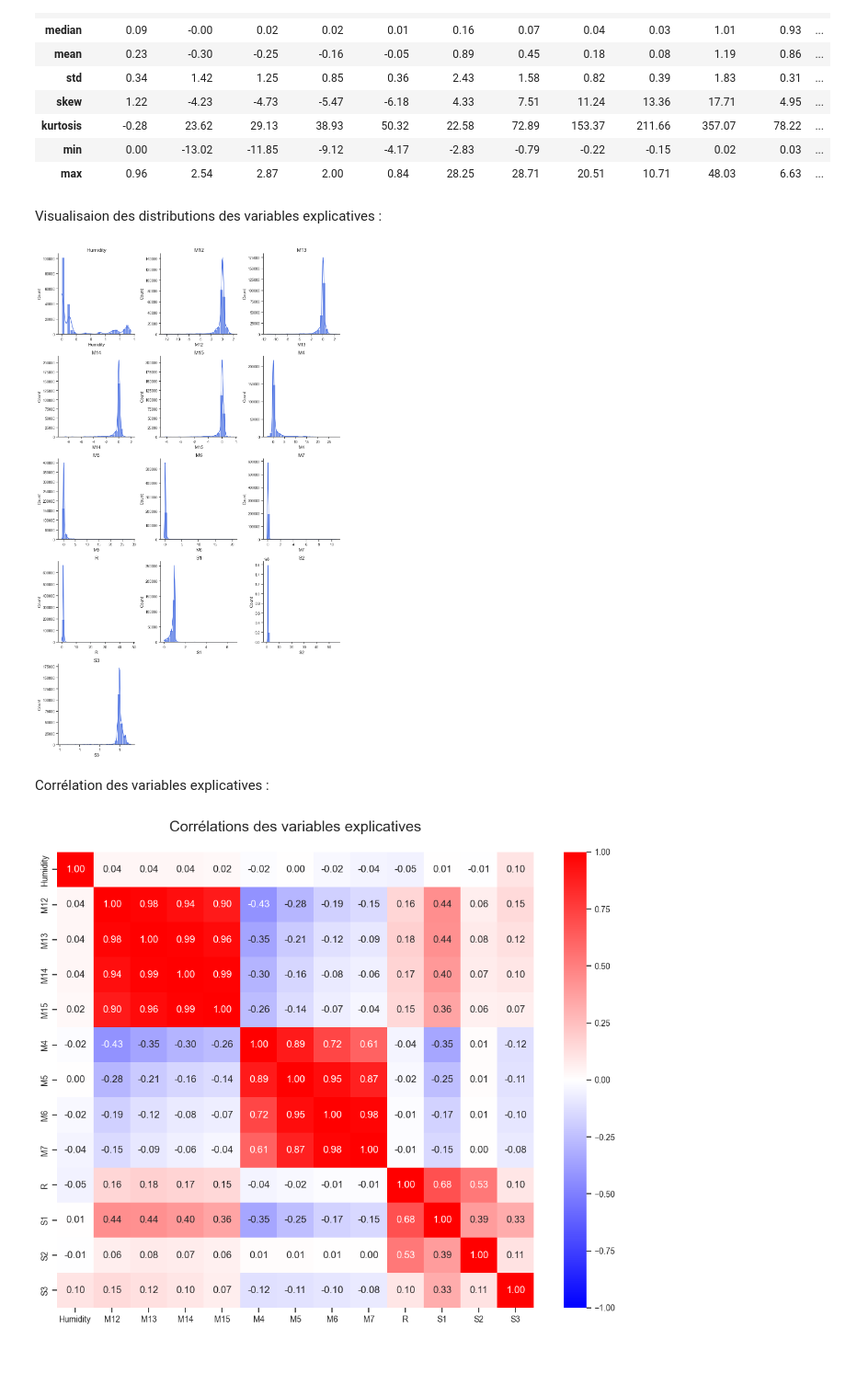
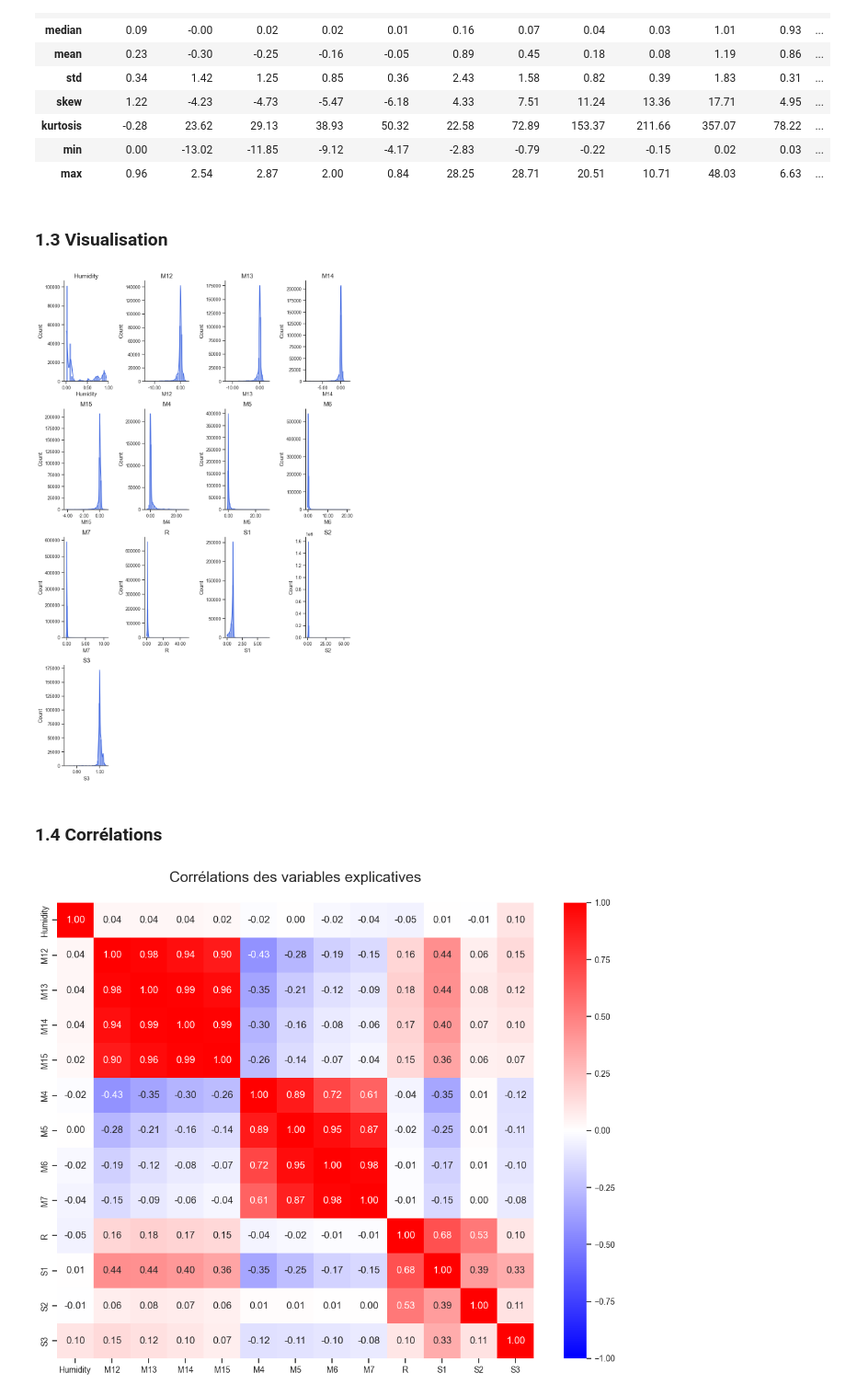
Before and after one commit to baptistedfr/Identification-Gaz-Toxiques-BERTIN, a Jupyter notebook: exemple.ipynb, the cells around one changed output. Shown at 92% size. Saved outputs shown, nothing was run; the diff lists cells and outputs as text; code cells hidden in the pictures; blank space fills up the shorter version.

```diff
--- a/exemple.ipynb
+++ b/exemple.ipynb
@@ -75,46 +123,46 @@ summary_stats.head(15)
 | kurtosis | -0.28 | 23.62 | 29.13 | 38.93 | 50.32 | 22.58 | 72.89 | 153.37 | 211.66 | 357.07 | 78.22 | ... |
 | min | 0.00 | -13.02 | -11.85 | -9.12 | -4.17 | -2.83 | -0.79 | -0.22 | -0.15 | 0.02 | 0.03 | ... |
 | max | 0.96 | 2.54 | 2.87 | 2.00 | 0.84 | 28.25 | 28.71 | 20.51 | 10.71 | 48.03 | 6.63 | ... |
-# %% [markdown]
-Visualisaion des distributions des variables explicatives :
+# %% [markdown]
+### 1.3 Visualisation
 # %%
 import pandas as pd
 import matplotlib.pyplot as plt
 import seaborn as sns
 from matplotlib.ticker import FuncFormatter
 
 params = {
     "axes.labelsize": 12,
     "axes.titlesize": 14,
     "font.size": 10,
     "xtick.labelsize": 10,
     "ytick.labelsize": 10,
     "figure.figsize": [6, 6]
 }
 plt.rcParams.update(params)
 
 def tick_fmt(number, pos):
-    return f"{number:,.0f}"
+    return f"{number:,.2f}"
 
 num_vars = len(df_display.columns)
-num_cols = 3
+num_cols = 4
 num_rows = -(-num_vars // num_cols)
 
-plt.figure(figsize=(12, 4 * num_rows))
+plt.figure(figsize=(10, 4 * num_rows))
 
 for i, var in enumerate(df_display.columns):
     plt.subplot(num_rows, num_cols, i + 1)
 
     sns.histplot(df_display[var], bins=25, color="royalblue", alpha=0.7, kde=True)
     plt.gca().xaxis.set_major_formatter(FuncFormatter(tick_fmt))
     plt.title(var)
 
 plt.tight_layout()
 plt.show()
 # %% [output]
-[figure, old version]
+[figure, new version]
-# %% [markdown]
-Corrélation des variables explicatives :
+# %% [markdown]
+### 1.4 Corrélations
 # %%
 correlations = df_display.corr()
 plt.figure(figsize=(13, 10))
```
Also changed, not shown: parts of 79 cells of this notebook.
